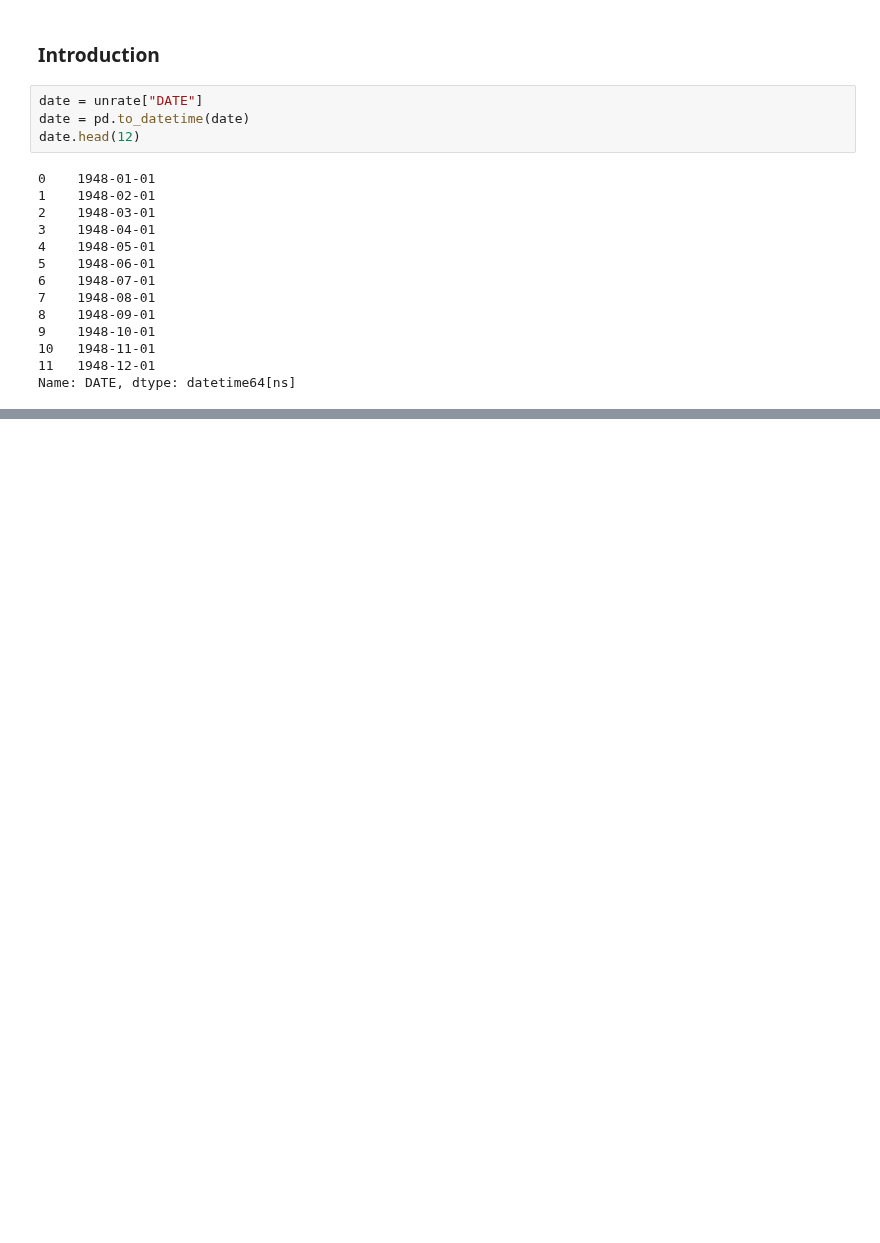
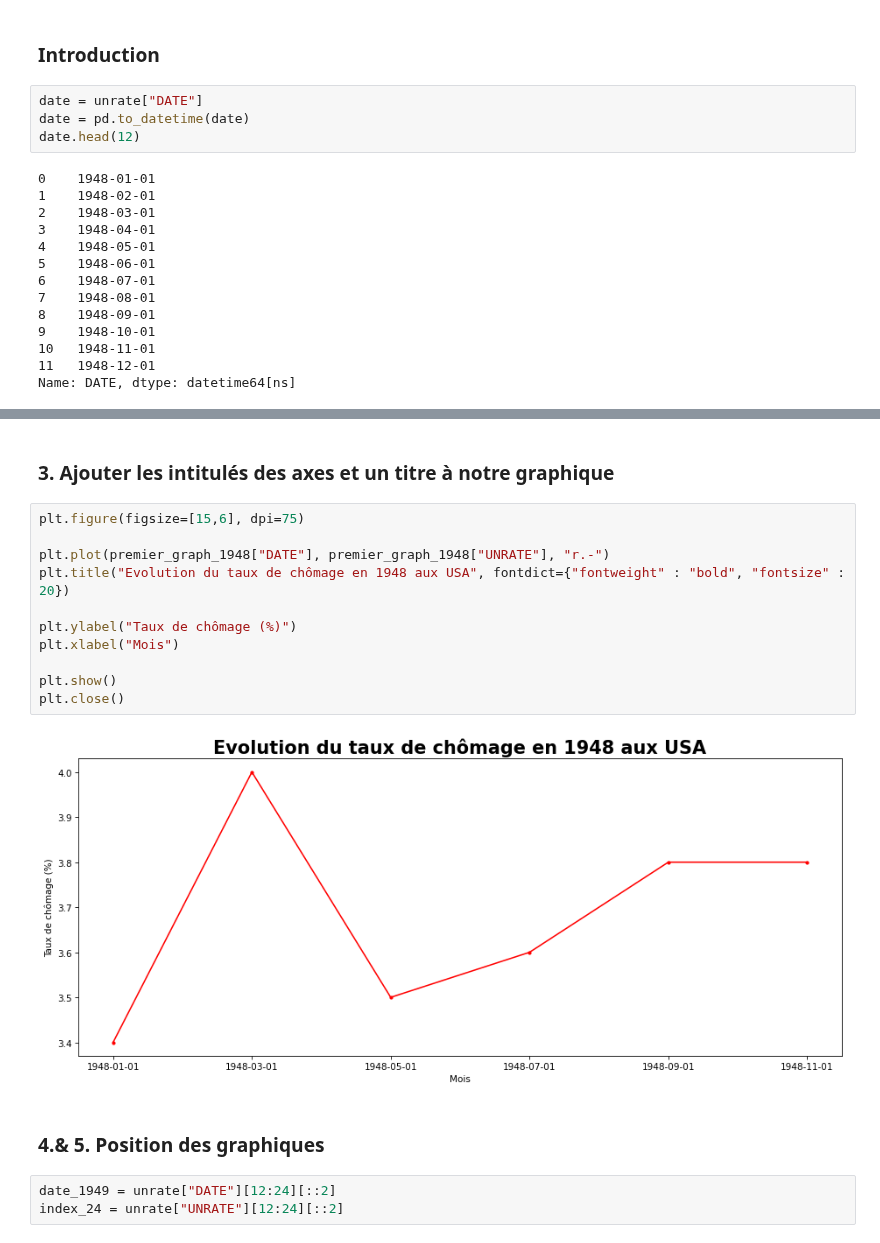
Before and after one commit to LucaPelliccioli/Dev-IA, a Jupyter notebook: brief/brief_matplotlib.ipynb, the cells around one changed output, grey strips where cells are left out. Saved outputs shown, nothing was run; the diff lists cells and outputs as text; blank space fills up the shorter version.

```diff
--- a/brief/brief_matplotlib.ipynb
+++ b/brief/brief_matplotlib.ipynb
@@ -43,0 +77,20 @@ Name: DATE, dtype: datetime64[ns]
+# %% [markdown]
+### 3. Ajouter les intitulés des axes et un titre à notre graphique
+# %%
+plt.figure(figsize=[15,6], dpi=75)
+
+plt.plot(premier_graph_1948["DATE"], premier_graph_1948["UNRATE"], "r.-")
+plt.title("Evolution du taux de chômage en 1948 aux USA", fontdict={"fontweight" : "bold", "fontsize" : 20})
+
+plt.ylabel("Taux de chômage (%)")
+plt.xlabel("Mois")
+
+plt.show()
+plt.close()
+# %% [output]
+[figure, added]
+# %% [markdown]
+### 4.& 5. Position des graphiques
+# %%
+date_1949 = unrate["DATE"][12:24][::2]
+index_24 = unrate["UNRATE"][12:24][::2]
```
Also changed, not shown: parts of 12 cells of this notebook, 3 other files.
